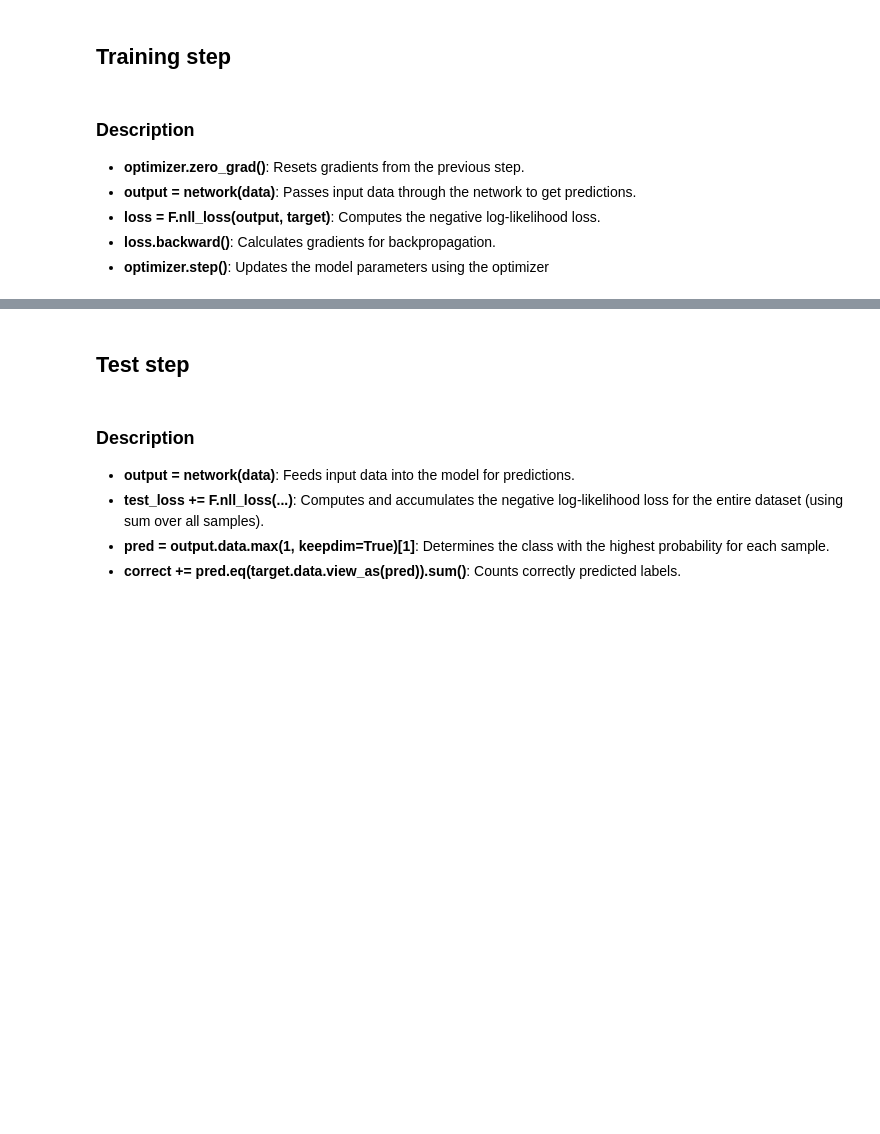
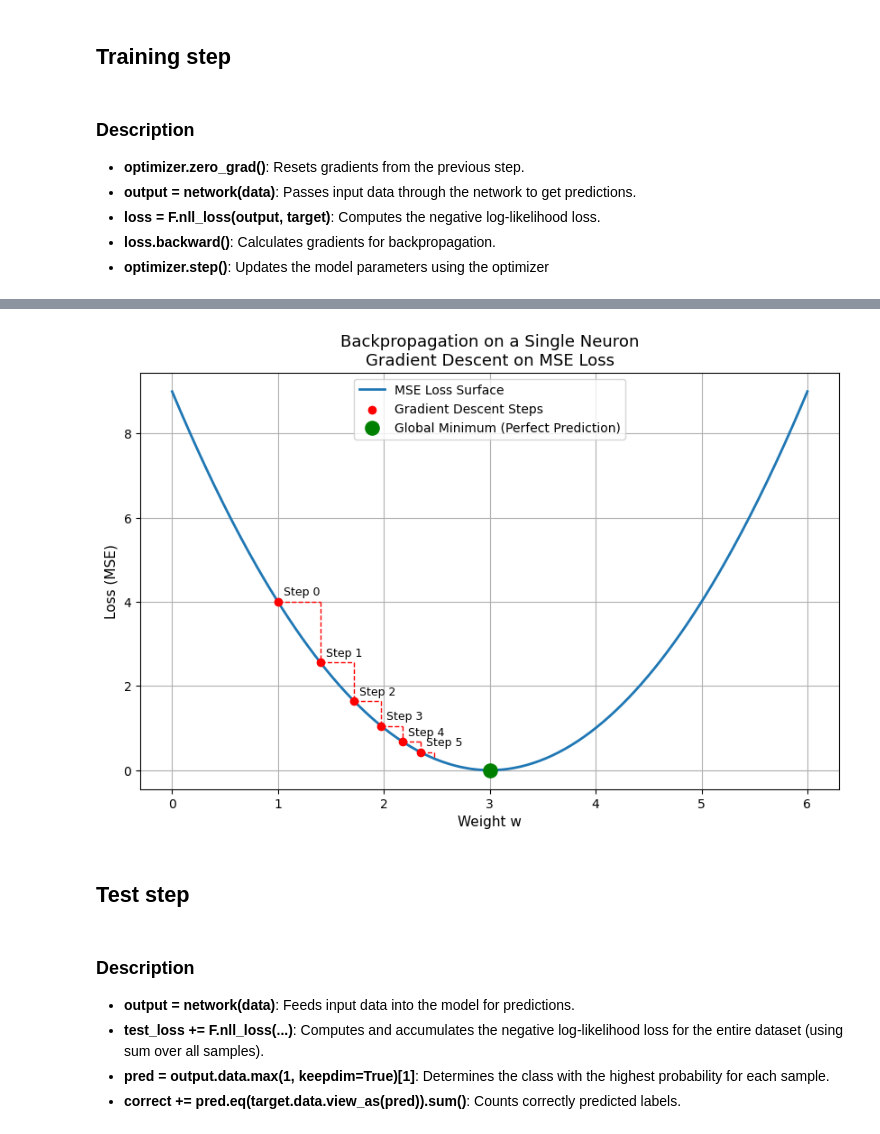
Before and after one commit to DimitriPlotnikov/deeplearning-notebook, a Jupyter notebook: 01.mnist/01.mnist.ipynb, the cells around one changed output, grey strips where cells are left out. Cells and saved outputs as stored; diff of their text form; code cells hidden in the pictures; blank space fills up the shorter version.

```diff
--- a/01.mnist/01.mnist.ipynb
+++ b/01.mnist/01.mnist.ipynb
@@ -454,3 +390,85 @@ def train(epoch):
+# %%
+import matplotlib.pyplot as plt
+import numpy as np
+
+# Input and target
+x = 1.0
+true_value = 3.0
+
+# Initial weight
+w = 1.0
+learning_rate = 0.1
+
+# Track path
+weights = [w]
+losses = []
+
+# Weight space for full loss curve
+w_space = np.linspace(0, 6, 300)
+loss_curve = (w_space * x - true_value) ** 2
+
+# Training loop (true backprop)
+for _ in range(6):
+    # Forward pass
+    prediction = w * x
+    loss = (prediction - true_value) ** 2
+    losses.append(loss)
+
+    # Backpropagation
+    gradient = 2 * (prediction - true_value) * x
+    w -= learning_rate * gradient
+    weights.append(w)
+
+# Plot loss surface
+plt.figure(figsize=(10, 6))
+plt.plot(w_space, loss_curve, label="MSE Loss Surface", linewidth=2)
+
+# Plot optimization steps
+for i in range(len(weights) - 1):
+    # Horizontal step: parameter update
+    plt.plot(
+        [weights[i], weights[i+1]],
+        [losses[i], losses[i]],
+        'r--',
+        linewidth=1
+    )
+
+    # Vertical step: loss change
+    new_loss = (weights[i+1] * x - true_value) ** 2
+    plt.plot(
+        [weights[i+1], weights[i+1]],
+        [losses[i], new_loss],
+        'r--',
+        linewidth=1
+    )
+
+# Plot points
+plt.scatter(weights[:-1], losses, color='red', zorder=5, label="Gradient Descent Steps")
+
+# Annotate points
+for i, (w_i, l_i) in enumerate(zip(weights[:-1], losses)):
+    plt.text(w_i + 0.05, l_i + 0.15, f"Step {i}", fontsize=9)
+
+# Mark global minimum
+plt.scatter(
+    [true_value],
+    [0],
+    color='green',
+    s=120,
+    zorder=6,
+    label="Global Minimum (Perfect Prediction)"
+)
+
+# Labels and explanation
+plt.xlabel("Weight w", fontsize=11)
+plt.ylabel("Loss (MSE)", fontsize=11)
+plt.title("Backpropagation on a Single Neuron\nGradient Descent on MSE Loss", fontsize=13)
+
+plt.legend()
+plt.grid(True)
+plt.show()
+# %% [output]
+[figure, new version]
 # %% [markdown]
 ## Test step
 # %%
```
Also changed, not shown: parts of 25 cells of this notebook, 6 other files.
